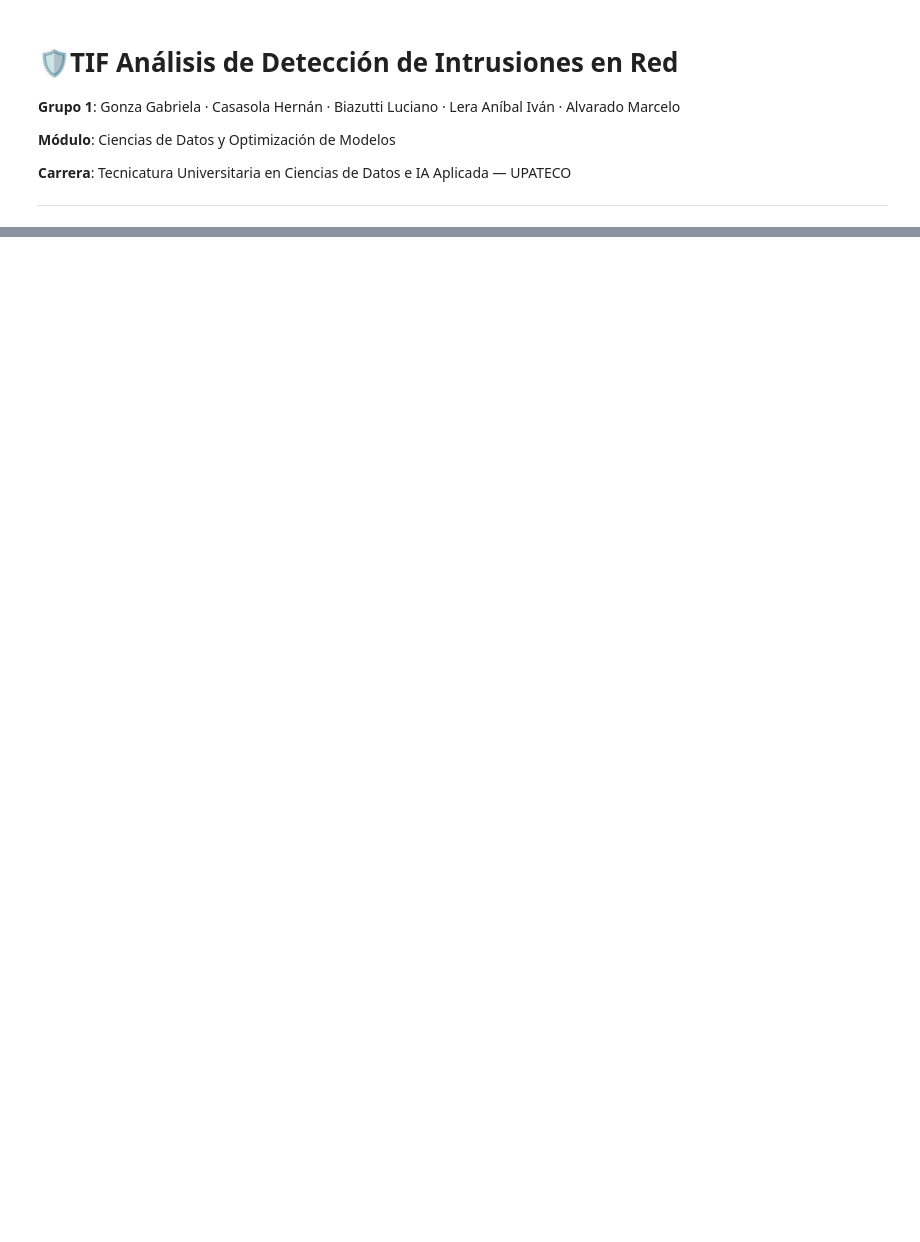
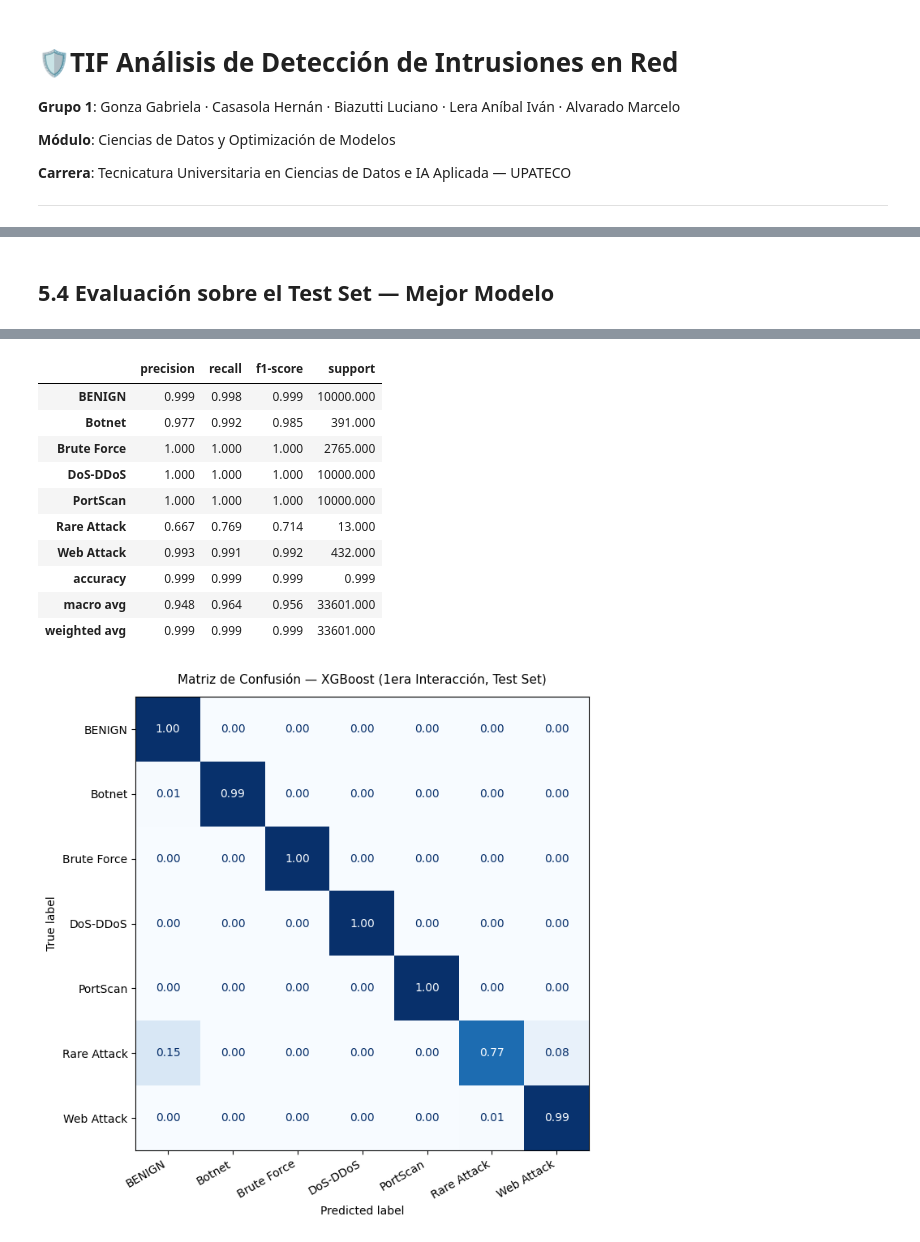
Before and after one commit to jotaeleb/tif-ciencias-de-datos, a Jupyter notebook: notebooks/proyecto_modelado.ipynb, the cells around one changed output, grey strips where cells are left out. Drawn from its saved outputs; the diff is of its cells as text; code cells hidden in the pictures; blank space fills up the shorter version.

Commit message:
Se modifico, se agrego la primera y segunda interacción.

```diff
--- a/notebooks/proyecto_modelado.ipynb
+++ b/notebooks/proyecto_modelado.ipynb
@@ -292,0 +329,19 @@ Accuracy: 0.999 | F1 Macro: 0.945
+# %%
+# max_depth=15: evita que el árbol crezca infinitamente (overfitting)
+# class_weight='balanced': ajusta el peso de cada clase automáticamente
+
+dt_base = DecisionTreeClassifier(
+    max_depth=15,
+    class_weight="balanced",
+    random_state=42
+)
+
+# Validación cruzada
+cv_dt_base = cross_validate(
+    dt_base, X_train, y_train,
+    cv=CV,
+    scoring=SCORING,
+    n_jobs=-1  # Utiliza todos los núcleos disponibles del procesador
+)
+
+mostrar_cv_resultados(cv_dt_base, "Árbol de Decisión — Baseline (sin SMOTE)")
@@ -292,0 +459,49 @@ Accuracy: 0.999 | F1 Macro: 0.945
+# %% [markdown]
+## 5.4 Evaluación sobre el Test Set — Mejor Modelo
+# %%
+# Seleccionar mejor modelo según F1 Macro en CV
+# Creamos un diccionario vinculando los resultados de CV y los objetos de los modelos
+resultados_exp1 = {
+    'Árbol de Decisión': (cv_dt_base, dt_base),
+    'Random Forest': (cv_rf_base, rf_base),
+    'XGBoost': (cv_xgb_base, xgb_base),
+}
+
+# Buscamos automáticamente el modelo con el promedio de F1 Macro más alto en CV
+mejor_nombre_exp1 = max(
+    resultados_exp1.keys(),
+    key=lambda k: resultados_exp1[k][0]['test_f1_macro'].mean()
+)
+_, mejor_modelo_exp1 = resultados_exp1[mejor_nombre_exp1]
+
+print(f"Mejor modelo de la 1era Interacción: {mejor_nombre_exp1}")
+
+# Entrenamos el mejor modelo con TODO X_train (unión de todos los folds)
+# Nota: si el ganador es XGBoost, necesita los sample_weight calculados en 5.4
+if mejor_nombre_exp1 == 'XGBoost':
+    mejor_modelo_exp1.fit(X_train, y_train, sample_weight=pesos_train)
+else:
+    mejor_modelo_exp1.fit(X_train, y_train)
+
+# Generamos las predicciones definitivas sobre el conjunto de Test
+y_pred_exp1 = mejor_modelo_exp1.predict(X_test)
+
+# Reporte completo de clasificación
+reporte_dict = classification_report(
+    y_test, y_pred_exp1,
+    target_names=le.classes_,
+    zero_division=0,
+    output_dict=True # Fix: ensure classification_report returns a dictionary
+)
+df_reporte = pd.DataFrame(reporte_dict).transpose()
+print(f"\nREPORTE — {mejor_nombre_exp1} (Test Set)")
+display(df_reporte.round(3))
+
+# Matriz de confusión
+graficar_confusion(
+    y_test,
+    y_pred_exp1,
+    f'Matriz de Confusión — {mejor_nombre_exp1} (1era Interacción, Test Set)',
+    le
+)
+# %% [output]
@@ -292,0 +511,12 @@ Accuracy: 0.999 | F1 Macro: 0.945
+|  | precision | recall | f1-score | support |
+| BENIGN | 0.999 | 0.998 | 0.999 | 10000.000 |
+| Botnet | 0.977 | 0.992 | 0.985 | 391.000 |
+| Brute Force | 1.000 | 1.000 | 1.000 | 2765.000 |
+| DoS-DDoS | 1.000 | 1.000 | 1.000 | 10000.000 |
+| PortScan | 1.000 | 1.000 | 1.000 | 10000.000 |
+| Rare Attack | 0.667 | 0.769 | 0.714 | 13.000 |
+| Web Attack | 0.993 | 0.991 | 0.992 | 432.000 |
+| accuracy | 0.999 | 0.999 | 0.999 | 0.999 |
+| macro avg | 0.948 | 0.964 | 0.956 | 33601.000 |
+| weighted avg | 0.999 | 0.999 | 0.999 | 33601.000 |
+[figure, added]
```
Also changed, not shown: parts of 62 cells of this notebook.
